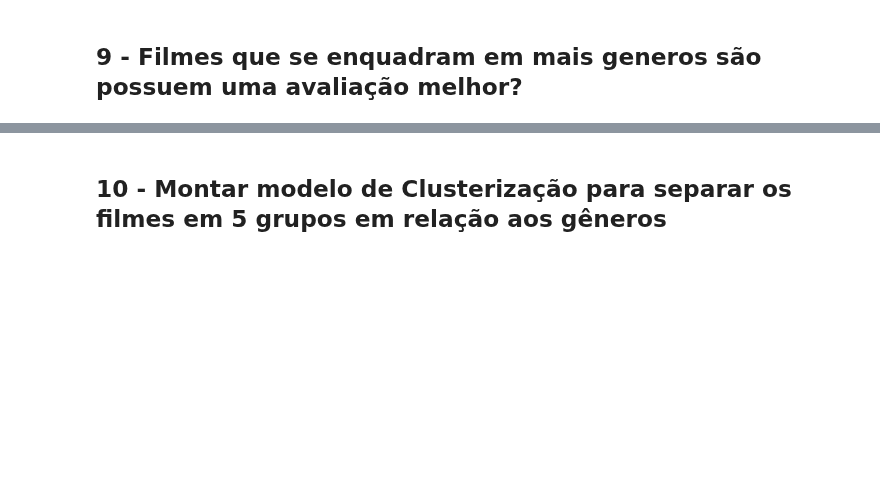
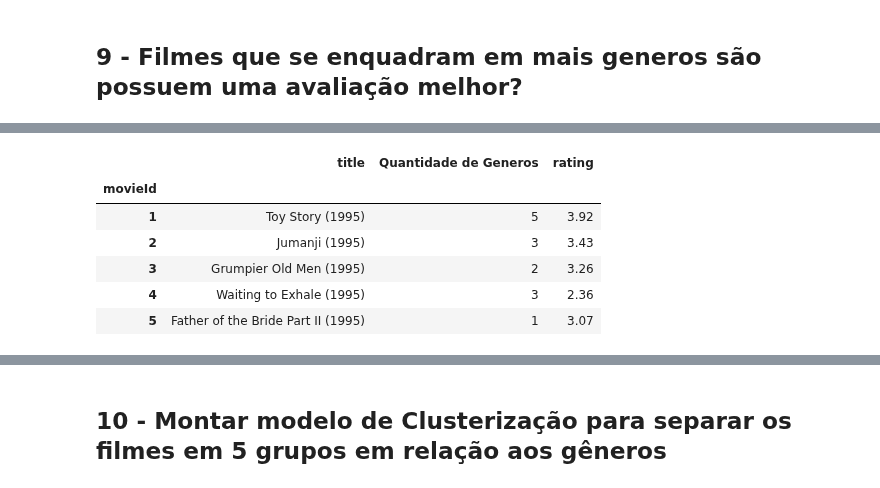
Before and after one commit to dieguim-ifsp-posCD/D1AED, a Jupyter notebook: avaliacoes/20210513-avaliacao01/AED-movie-lens-small.ipynb, the cells around one changed output, grey strips where cells are left out. Drawn from its saved outputs; the diff is of its cells as text; code cells hidden in the pictures; blank space fills up the shorter version.

```diff
--- a/avaliacoes/20210513-avaliacao01/AED-movie-lens-small.ipynb
+++ b/avaliacoes/20210513-avaliacao01/AED-movie-lens-small.ipynb
@@ -931,0 +948,15 @@ O Coeficiente de correlação de Pearson é próximo de 0, ou seja, não existe
+# %%
+# Criando DF do rating médio por movieId
+rating_medio_por_filme = ratings_df[['movieId','rating']].groupby('movieId').mean().round(2)
+
+# Concatenando DF
+movie_qtd_generos_e_rating = pd.concat([movie_qtd_generos, rating_medio_por_filme], axis = 1)
+movie_qtd_generos_e_rating.head()
+# %% [output]
+|  | title | Quantidade de Generos | rating |
+| movieId |  |  |  |
+| 1 | Toy Story (1995) | 5 | 3.92 |
+| 2 | Jumanji (1995) | 3 | 3.43 |
+| 3 | Grumpier Old Men (1995) | 2 | 3.26 |
+| 4 | Waiting to Exhale (1995) | 3 | 2.36 |
+| 5 | Father of the Bride Part II (1995) | 1 | 3.07 |
```
Also changed, not shown: parts of 4 cells of this notebook.
